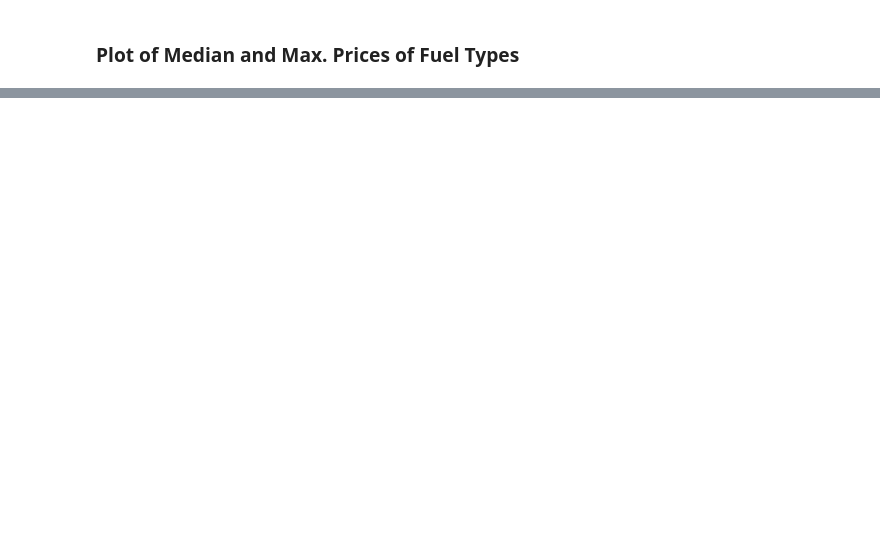
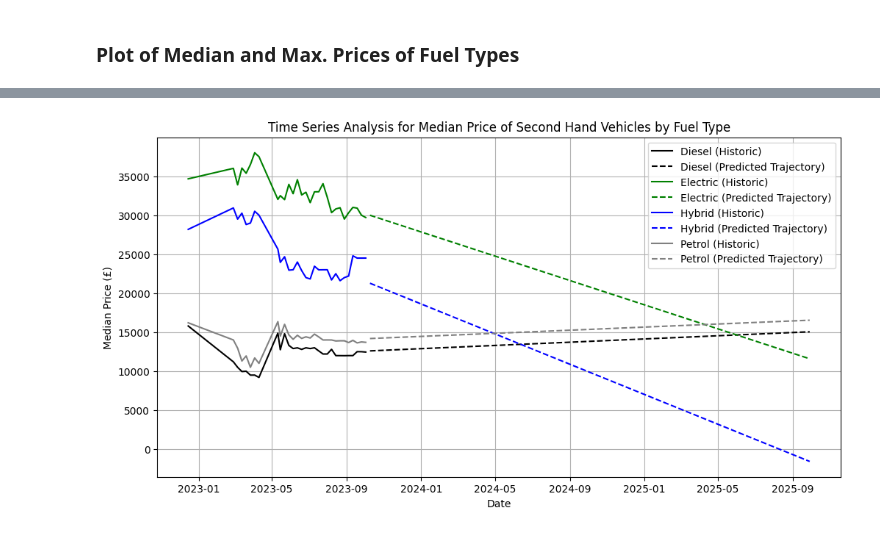
Before and after one commit to New-AutoMotive/zev_mandate, a Jupyter notebook: 08.03) Seconds Hand Prices.ipynb, the cells around one changed output, grey strips where cells are left out. Drawn from its saved outputs; the diff is of its cells as text; code cells hidden in the pictures; blank space fills up the shorter version.

Commit message:
Linear regression of second hand vehicle prices

```diff
--- a/08.03) Seconds Hand Prices.ipynb
+++ b/08.03) Seconds Hand Prices.ipynb
@@ -276,0 +314,8 @@ plt.show()
+# %%
+df_lr_petrol = df_lr.query('ft == "Petrol"').copy()
+
+X = sm.add_constant(df_lr_petrol.index.to_julian_date(), has_constant='add')
+
+petrol_model = sm.OLS(df_lr_petrol['median_price'], X).fit()
+
+petrol_model.summary()
@@ -276,0 +389,5 @@ plt.show()
+# %%
+df_lr['date'] = pd.to_datetime(df_lr['date'])
+df_lr = df_lr.sort_values(by='date')
+# %%
+ft_categories = df_lr['ft'].unique()
@@ -276,0 +428,6 @@ plt.show()
+# %%
+predicted_dfs = {}
+for ft_category in ft_categories:
+    predictions_df = time_series_analysis(df_lr, ft_category)
+    predicted_dfs[ft_category] = predictions_df
+predicted_dfs
@@ -276,0 +452,29 @@ plt.show()
+# %%
+plt.figure(figsize=(12, 6))
+
+# Iterate over each 'ft' category and plot the current data along with predictions
+for ft_category in ft_categories:
+    if ft_category != 'Other':
+        # Filter the original DataFrame for the specific 'ft' category
+        df_ft = df_lr[df_lr['ft'] == ft_category]
+
+        # Get the corresponding predictions DataFrame
+        predictions_df = predicted_dfs[ft_category]
+
+        # Plot the current data
+        plt.plot(df_ft['date'], df_ft['median_price'], label=f'{ft_category} (Historic)', linestyle='-', markersize=5, color=colors[ft_category])
+
+        # Plot the predictions
+        plt.plot(predictions_df['date'], predictions_df['median_price'], label=f'{ft_category} (Predicted Trajectory)', linestyle='--', color=colors[ft_category])
+
+# Set labels and legend
+plt.xlabel('Date')
+plt.ylabel('Median Price (£)')
+plt.title('Time Series Analysis for Median Price of Second Hand Vehicles by Fuel Type')
+plt.legend()
+
+# Show the plot
+plt.grid(True)
+plt.show()
+# %% [output]
+[figure, added]
```
Also changed, not shown: parts of 18 cells of this notebook.
